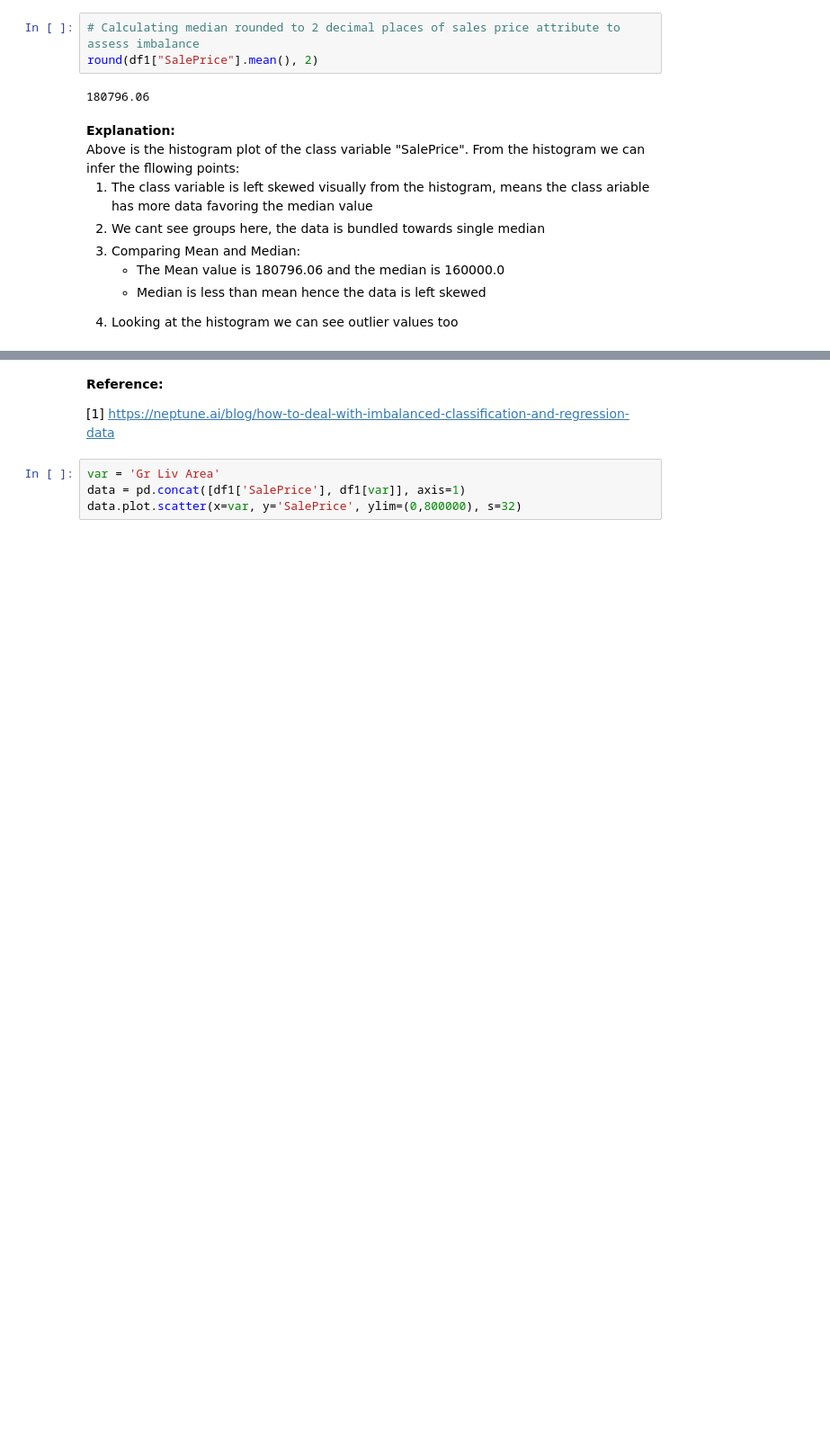
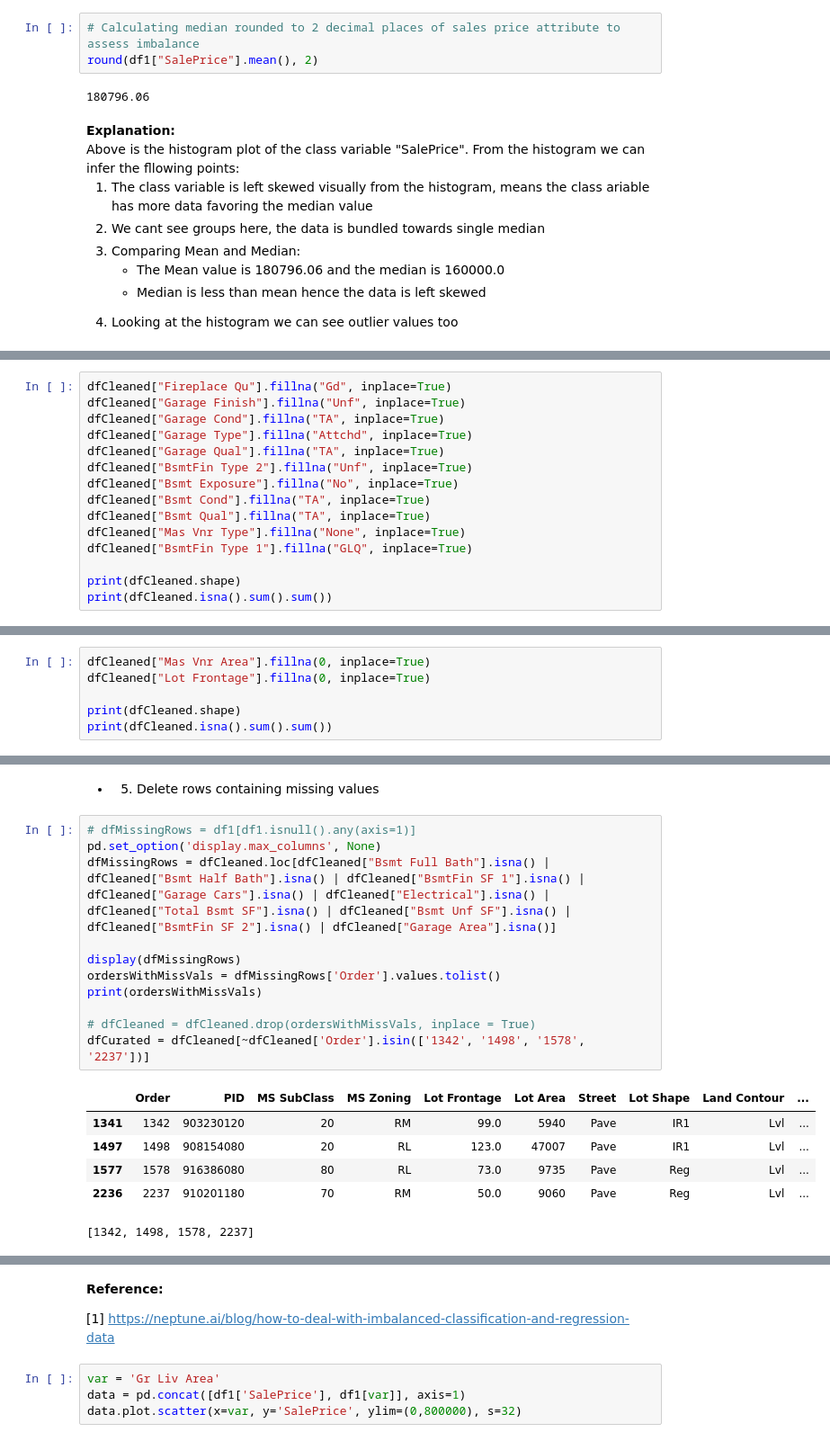
Before and after one commit to nithinkrishnan/ml-assgn, a Jupyter notebook: Group49_HousingDataset.ipynb, the cells around one changed output, grey strips where cells are left out. Shown at 90% size. Saved outputs shown, nothing was run; the diff lists cells and outputs as text; blank space fills up the shorter version.

```diff
--- a/Group49_HousingDataset.ipynb
+++ b/Group49_HousingDataset.ipynb
@@ -85,0 +225,15 @@ round(df1["SalePrice"].mean(), 2)
+# %%
+dfCleaned["Fireplace Qu"].fillna("Gd", inplace=True)
+dfCleaned["Garage Finish"].fillna("Unf", inplace=True)
+dfCleaned["Garage Cond"].fillna("TA", inplace=True)
+dfCleaned["Garage Type"].fillna("Attchd", inplace=True)
+dfCleaned["Garage Qual"].fillna("TA", inplace=True)
+dfCleaned["BsmtFin Type 2"].fillna("Unf", inplace=True)
+dfCleaned["Bsmt Exposure"].fillna("No", inplace=True)
+dfCleaned["Bsmt Cond"].fillna("TA", inplace=True)
+dfCleaned["Bsmt Qual"].fillna("TA", inplace=True)
+dfCleaned["Mas Vnr Type"].fillna("None", inplace=True)
+dfCleaned["BsmtFin Type 1"].fillna("GLQ", inplace=True)
+
+print(dfCleaned.shape)
+print(dfCleaned.isna().sum().sum())
@@ -85,0 +245,6 @@ round(df1["SalePrice"].mean(), 2)
+# %%
+dfCleaned["Mas Vnr Area"].fillna(0, inplace=True)
+dfCleaned["Lot Frontage"].fillna(0, inplace=True)
+
+print(dfCleaned.shape)
+print(dfCleaned.isna().sum().sum())
@@ -85,0 +264,20 @@ round(df1["SalePrice"].mean(), 2)
+# %% [markdown]
+- 5. Delete rows containing missing values
+# %%
+# dfMissingRows = df1[df1.isnull().any(axis=1)]
+pd.set_option('display.max_columns', None)
+dfMissingRows = dfCleaned.loc[dfCleaned["Bsmt Full Bath"].isna() | dfCleaned["Bsmt Half Bath"].isna() | dfCleaned["BsmtFin SF 1"].isna() | dfCleaned["Garage Cars"].isna() | dfCleaned["Electrical"].isna() | dfCleaned["Total Bsmt SF"].isna() | dfCleaned["Bsmt Unf SF"].isna() | dfCleaned["BsmtFin SF 2"].isna() | dfCleaned["Garage Area"].isna()]
+
+display(dfMissingRows)
+ordersWithMissVals = dfMissingRows['Order'].values.tolist()
+print(ordersWithMissVals)
+
+# dfCleaned = dfCleaned.drop(ordersWithMissVals, inplace = True)
+dfCurated = dfCleaned[~dfCleaned['Order'].isin(['1342', '1498', '1578', '2237'])]
+# %% [output]
+|  | Order | PID | MS SubClass | MS Zoning | Lot Frontage | Lot Area | Street | Lot Shape | Land Contour | ... |
+| 1341 | 1342 | 903230120 | 20 | RM | 99.0 | 5940 | Pave | IR1 | Lvl | ... |
+| 1497 | 1498 | 908154080 | 20 | RL | 123.0 | 47007 | Pave | IR1 | Lvl | ... |
+| 1577 | 1578 | 916386080 | 80 | RL | 73.0 | 9735 | Pave | Reg | Lvl | ... |
+| 2236 | 2237 | 910201180 | 70 | RM | 50.0 | 9060 | Pave | Reg | Lvl | ... |
+[1342, 1498, 1578, 2237]
```
Also changed, not shown: parts of 49 cells of this notebook, 1 other file.
